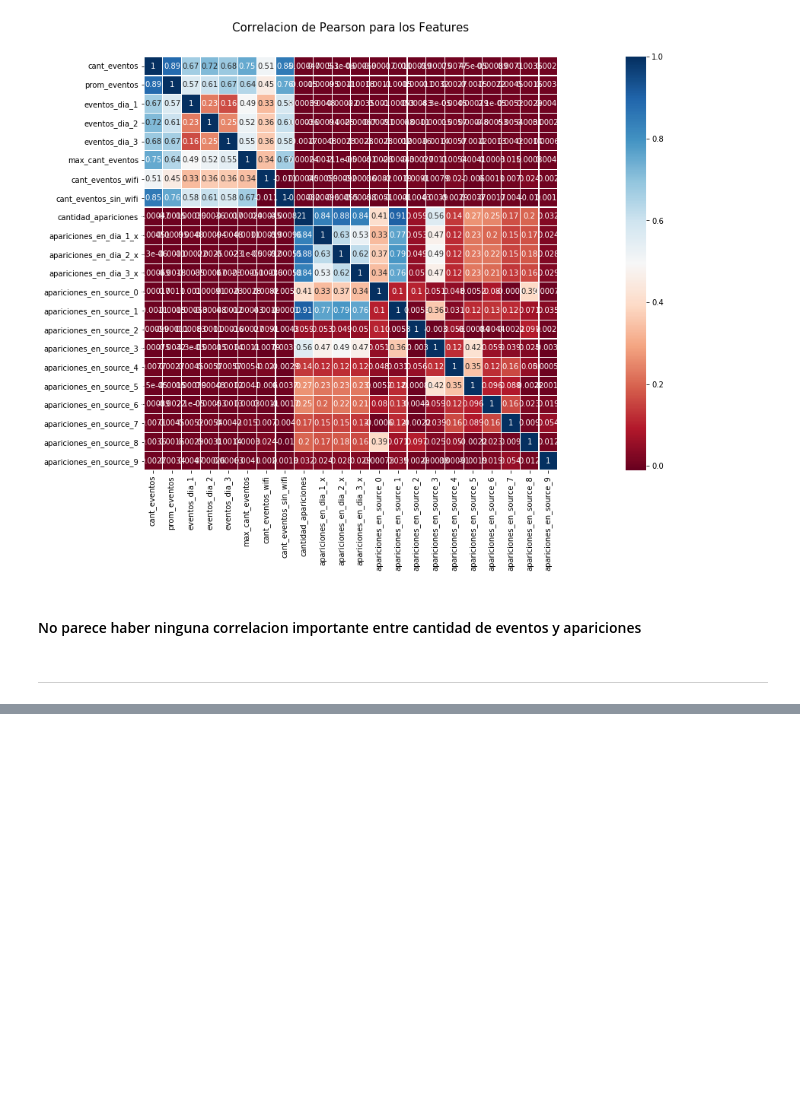
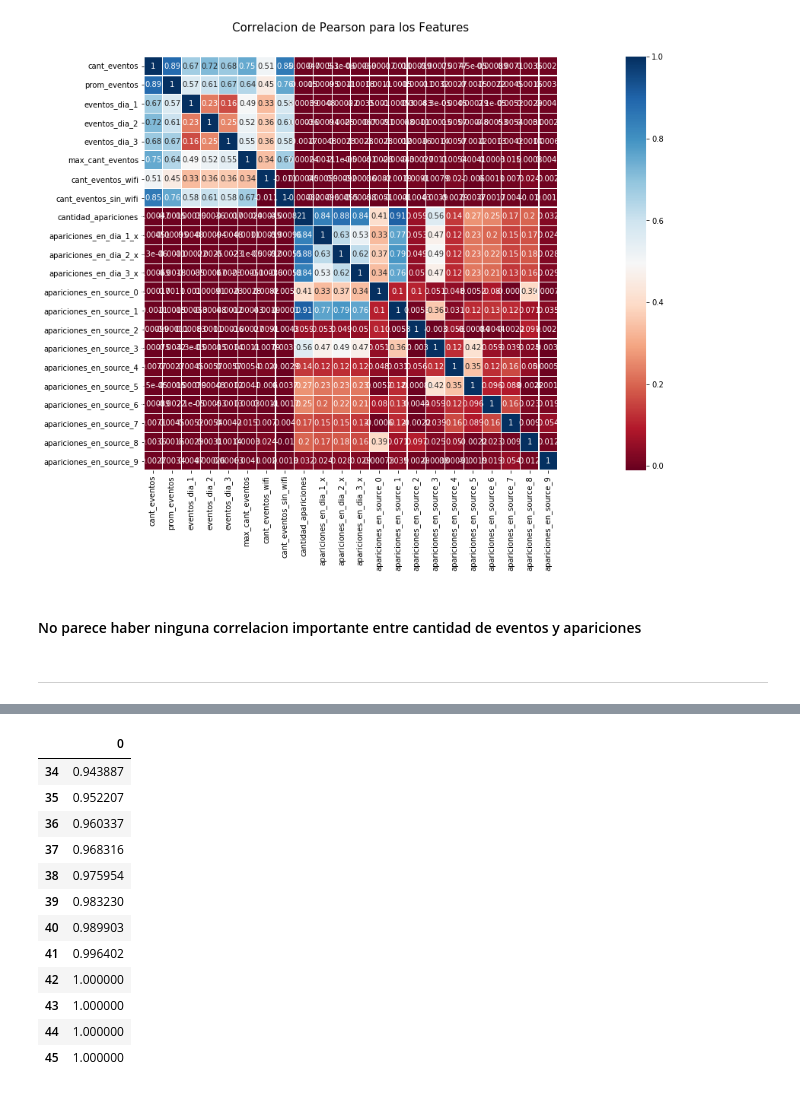
Before and after one commit to mateoicalvo/7506, a Jupyter notebook: tp2/modelo/armado_datos/armado_datos.ipynb, the cells around one changed output, grey strips where cells are left out. Drawn from its saved outputs; the diff is of its cells as text; code cells hidden in the pictures; blank space fills up the shorter version.

```diff
--- a/tp2/modelo/armado_datos/armado_datos.ipynb
+++ b/tp2/modelo/armado_datos/armado_datos.ipynb
@@ -158,0 +250,16 @@ sns.heatmap(corr1,linewidths=0.1,vmax=1.0,
+# %%
+pd.DataFrame(datos).tail(12)
+# %% [output]
+|  | 0 |
+| 34 | 0.943887 |
+| 35 | 0.952207 |
+| 36 | 0.960337 |
+| 37 | 0.968316 |
+| 38 | 0.975954 |
+| 39 | 0.983230 |
+| 40 | 0.989903 |
+| 41 | 0.996402 |
+| 42 | 1.000000 |
+| 43 | 1.000000 |
+| 44 | 1.000000 |
+| 45 | 1.000000 |
```
Also changed, not shown: parts of 45 cells of this notebook, 1 other file.
